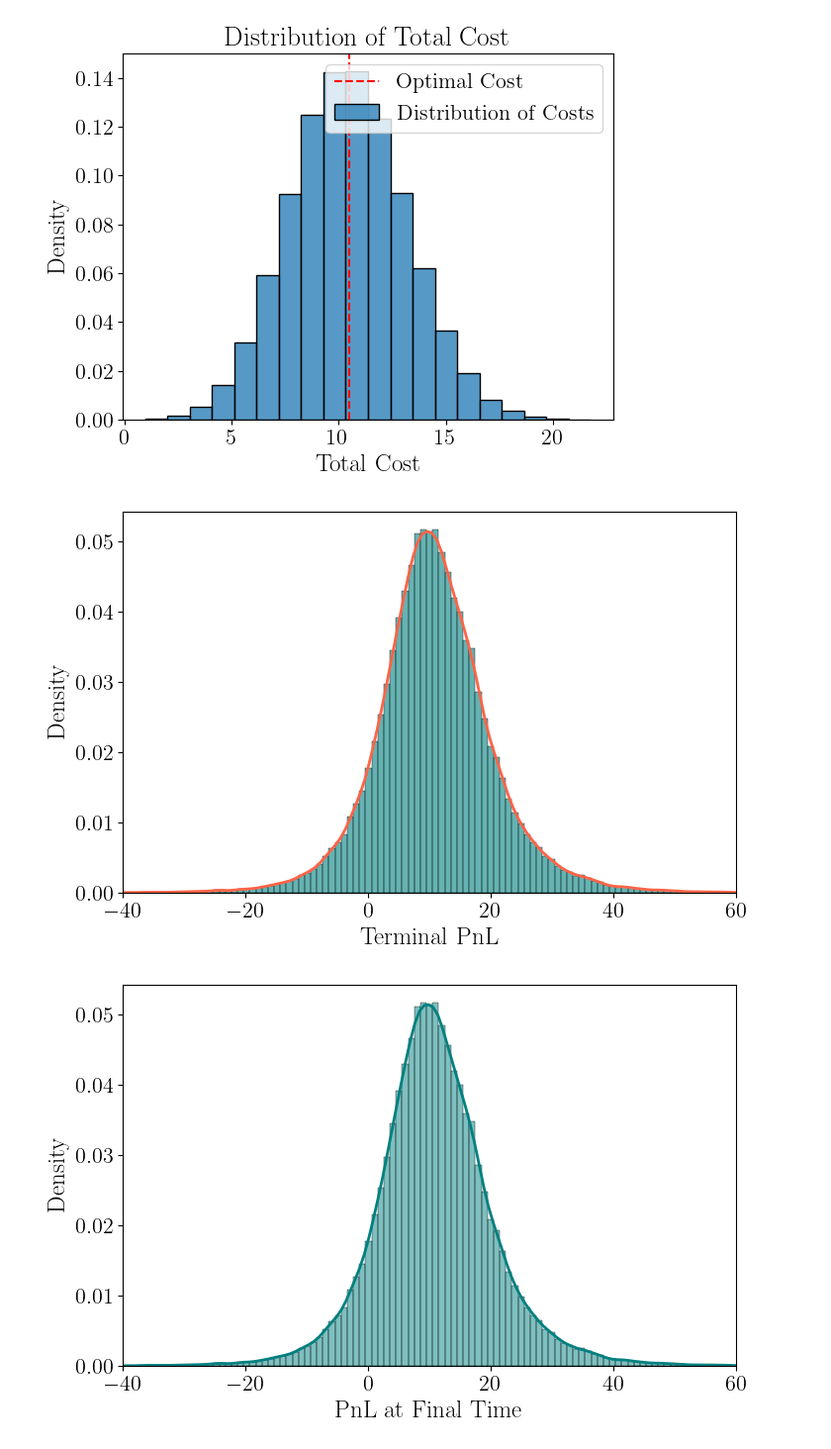
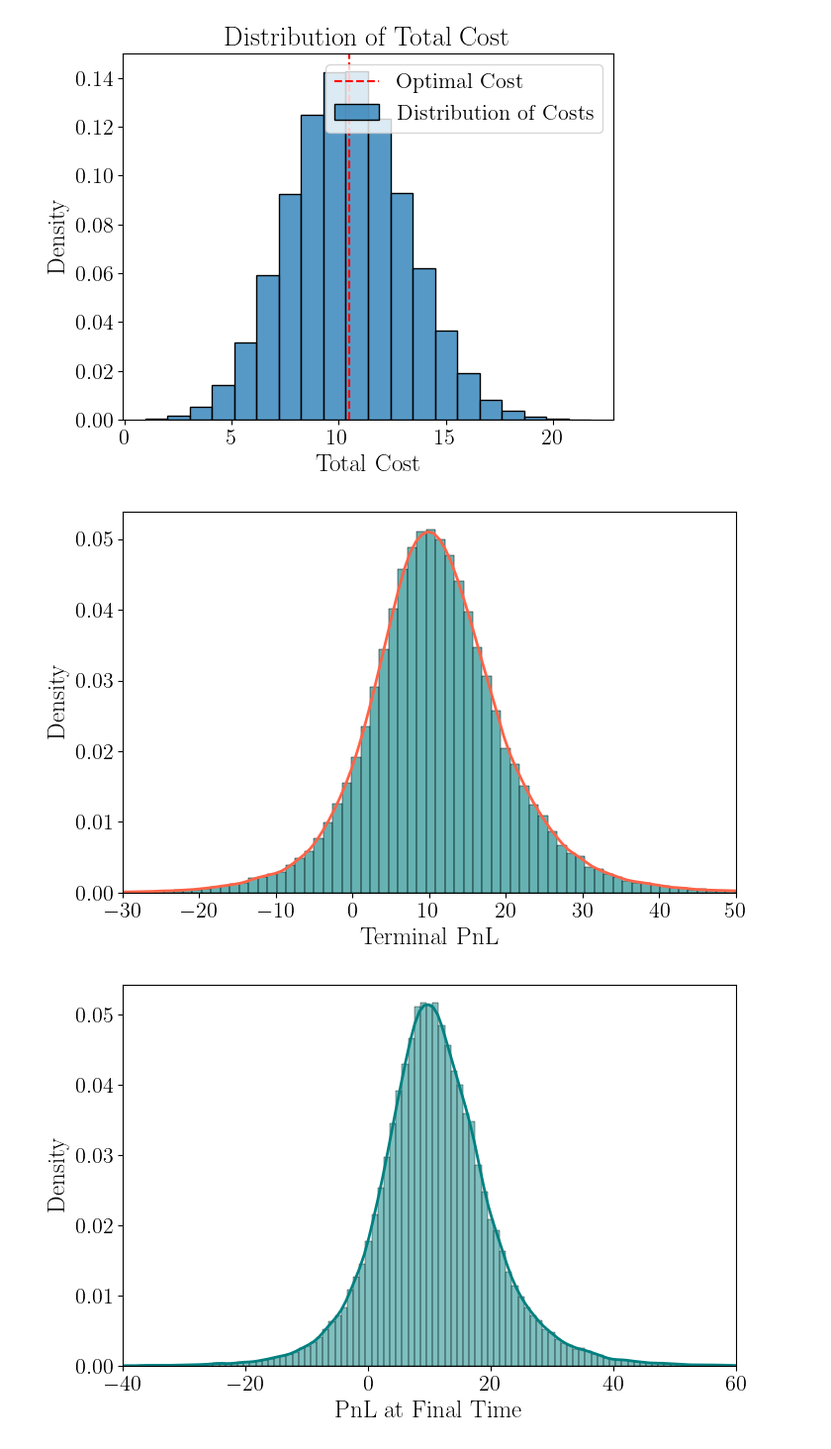
Before and after one commit to Marshhall/Market_Making, a Jupyter notebook: discrete_time.ipynb, the cells around one changed output. Shown at 99% size. Saved outputs shown, nothing was run; the diff lists cells and outputs as text; code cells hidden in the pictures.

```diff
--- a/discrete_time.ipynb
+++ b/discrete_time.ipynb
@@ -205,32 +205,32 @@ plt.show()
 # %%
 fig, ax = plt.subplots(figsize=(8, 5))
 
 # Histogram (bars)
 sns.histplot(
     pnls[:, -1],
-    bins=150,
+    bins=120,
     stat="density",
     color="teal",
     alpha=0.6,   # makes it nicer visually
     ax=ax
 )
 
 # KDE line (separate, full control)
 sns.kdeplot(
     pnls[:, -1],
     color="tomato",
     linewidth=2,
     ax=ax
 )
 
 ax.set_xlabel("Terminal PnL")
 ax.set_ylabel("Density")
-ax.set_xlim(-40, 60)
+ax.set_xlim(-30, 50)
 
 plt.savefig("Plots/pnl_distribution.pdf", dpi=1200, bbox_inches="tight", pad_inches=0.02)
 plt.show()
 # %% [output]
-[figure, old version]
+[figure, new version]
 # %%
 fig, ax = plt.subplots(figsize=(8, 5))
 ax = sns.histplot(pnls[:, -1], bins=150, color="teal", label="Distribution of PnL", stat='density', kde=True, line_kws={'linewidth': 2})
```
Also changed, not shown: 5 other files.
